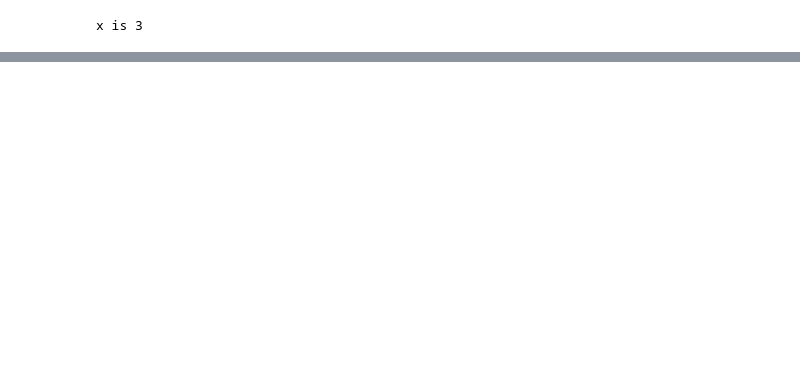
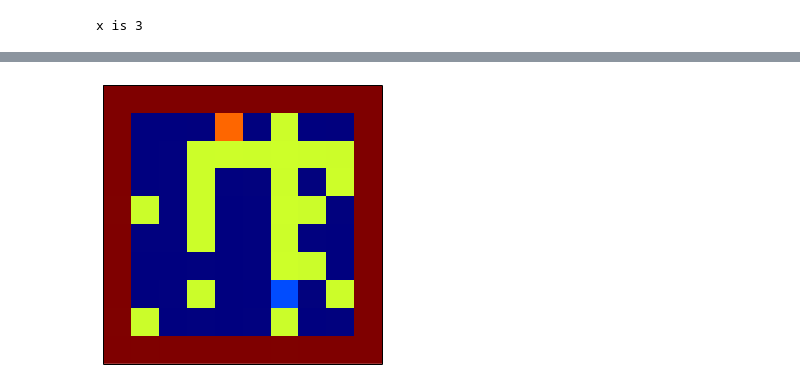
Before and after one commit to barbagroup/JITcode-MechE, a Jupyter notebook: module00_Introduction_to_Python/03_Lesson03_Rover_Conditionals.ipynb, the cells around one changed output, grey strips where cells are left out. Cells and saved outputs as stored; diff of their text form; code cells hidden in the pictures; blank space fills up the shorter version.

```diff
--- a/module00_Introduction_to_Python/03_Lesson03_Rover_Conditionals.ipynb
+++ b/module00_Introduction_to_Python/03_Lesson03_Rover_Conditionals.ipynb
@@ -200,9 +211,3 @@ else:
     print "x is 3"
 # %% [output]
 x is 3
-# %%
-maze      = np.loadtxt(fname="maze1.csv",delimiter=",")
-location  = np.array([7,7])
-direction = 1               # 0-North, 1-West, 2-South, 3-East
-
-print maze
@@ -301,5 +213,0 @@ Before we move on, let's test to make sure we can move forward without problem
-# %%
-location = move_forward(location, direction, maze)
-print location
-print maze
-showMaze(maze)
@@ -441,0 +317,28 @@ Below is a helpful table listing the most common boolean operators and what they
+# %%
+def crash_check_and_move(location, movement, terrain):
+    '''
+    crash_check_and_move takes 3 variables: the current position, the desired movement
+    to make and the current terrain map (with rover position included).  It checks
+    that the desired movement is 'allowed' and if it is, performs the movement,
+    updating both position and the terrain map.
+    If the movement is 'illegal', it simply returns the position and terrain map
+    unchanged.
+    If the movement will bring rover to the 'destination' it prints out a
+    congratulatory message.
+    '''
+    old_y, old_x = location
+    new_y, new_x = location + movement
+
+    if terrain[new_y][new_x] != 3 and terrain[new_y][new_x] != 5:
+        terrain[new_y][new_x] = 1.
+        terrain[old_y][old_x] = 0
+        return numpy.array([new_y,new_x])
+
+    elif terrain[new_y][new_x] == 4:
+        terrain[new_y][new_x] = 1.
+        terrain[old_y][old_x] = 0
+        print "You've reached your destination!"
+        return numpy.array([new_y,new_x])
+
+    else:
+        return location
@@ -441,0 +381,5 @@ Below is a helpful table listing the most common boolean operators and what they
+# %%
+location = crash_check_and_move(location, move_rover('left'), terrain)
+show_map(terrain)
+# %% [output]
+[figure, added]
```
Also changed, not shown: parts of 53 cells of this notebook.
